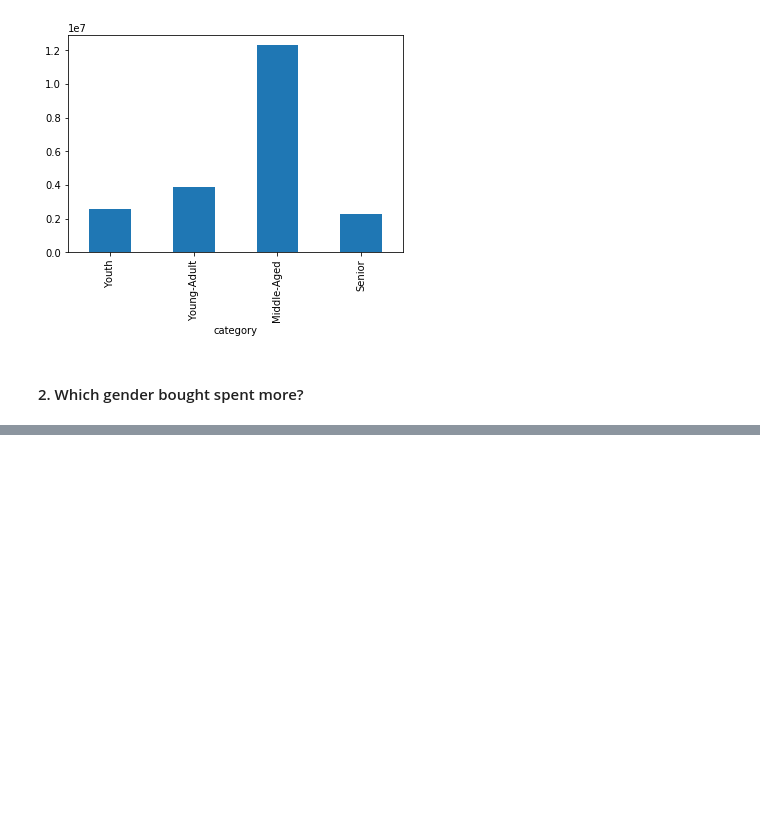
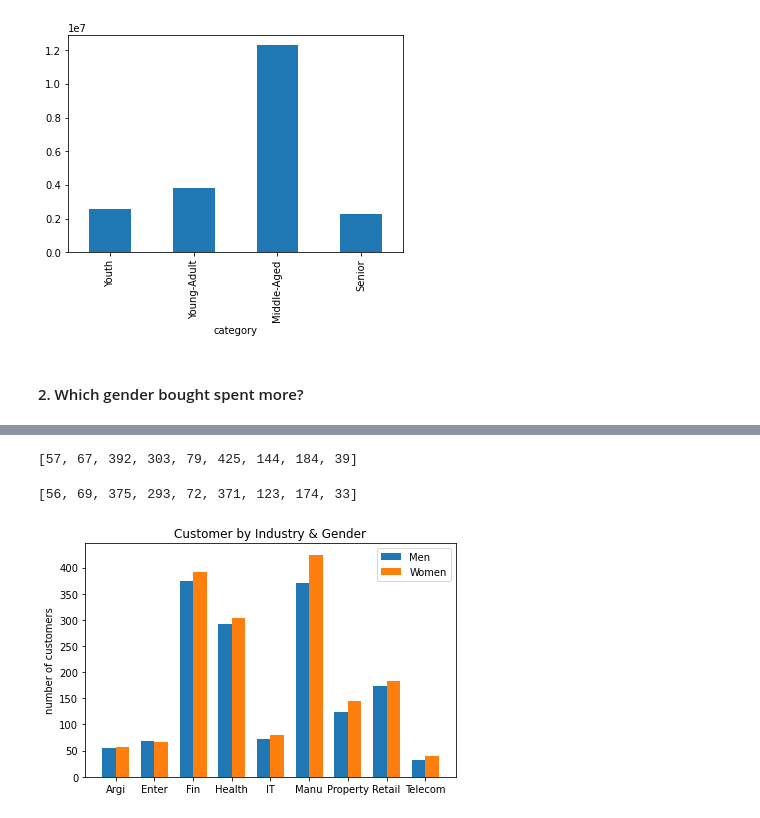
Before and after one commit to sandranachfoerg/python_workshop, a Jupyter notebook: NEW Python Workshop.ipynb, the cells around one changed output, grey strips where cells are left out. Cells and saved outputs as stored; diff of their text form; code cells hidden in the pictures; blank space fills up the shorter version.

```diff
--- a/NEW Python Workshop.ipynb
+++ b/NEW Python Workshop.ipynb
@@ -457,0 +526,4 @@ plt.show()
+# %%
+c3 = df5.gender == 'Male'
+male_df = df5[c3]
+male_df.head()
@@ -457,0 +538,4 @@ plt.show()
+# %%
+c4 = df5.gender == 'Female'
+female_df = df5[c4]
+female_df.head()
@@ -457,0 +550,34 @@ plt.show()
+# %%
+f_df = female_df.groupby('job_industry_category').count()
+f_df.gender.tolist()
+# %% [output]
+[57, 67, 392, 303, 79, 425, 144, 184, 39]
+# %%
+m_df = male_df.groupby('job_industry_category').count()
+m_df.gender.tolist()
+# %% [output]
+[56, 69, 375, 293, 72, 371, 123, 174, 33]
+# %%
+labels = ['Argi', 'Enter', 'Fin', 'Health', 'IT', 'Manu' , 'Property', 'Retail', 'Telecom']
+men_means = m_df['gender']
+women_means = f_df['gender']
+
+x = np.arange(len(labels))  # the label locations
+width = 0.35  # the width of the bars
+
+fig, ax = plt.subplots()
+rects1 = ax.bar(x - width/2, men_means, width, label='Men')
+rects2 = ax.bar(x + width/2, women_means, width, label='Women')
+
+# Add some text for labels, title and custom x-axis tick labels, etc.
+ax.set_ylabel('number of customers')
+ax.set_title('Customer by Industry & Gender')
+ax.set_xticks(x)
+ax.set_xticklabels(labels)
+ax.legend()
+
+fig.tight_layout()
+
+plt.show()
+# %% [output]
+[figure, added]
```
Also changed, not shown: parts of 17 cells of this notebook.
